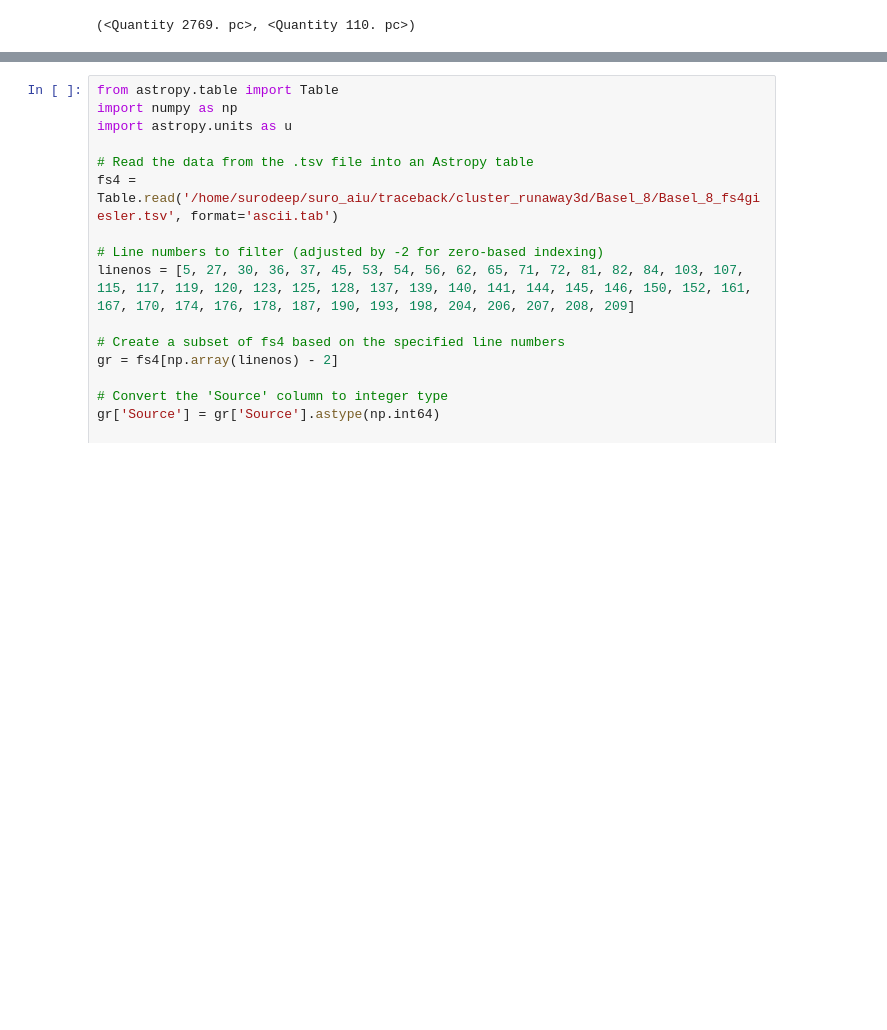
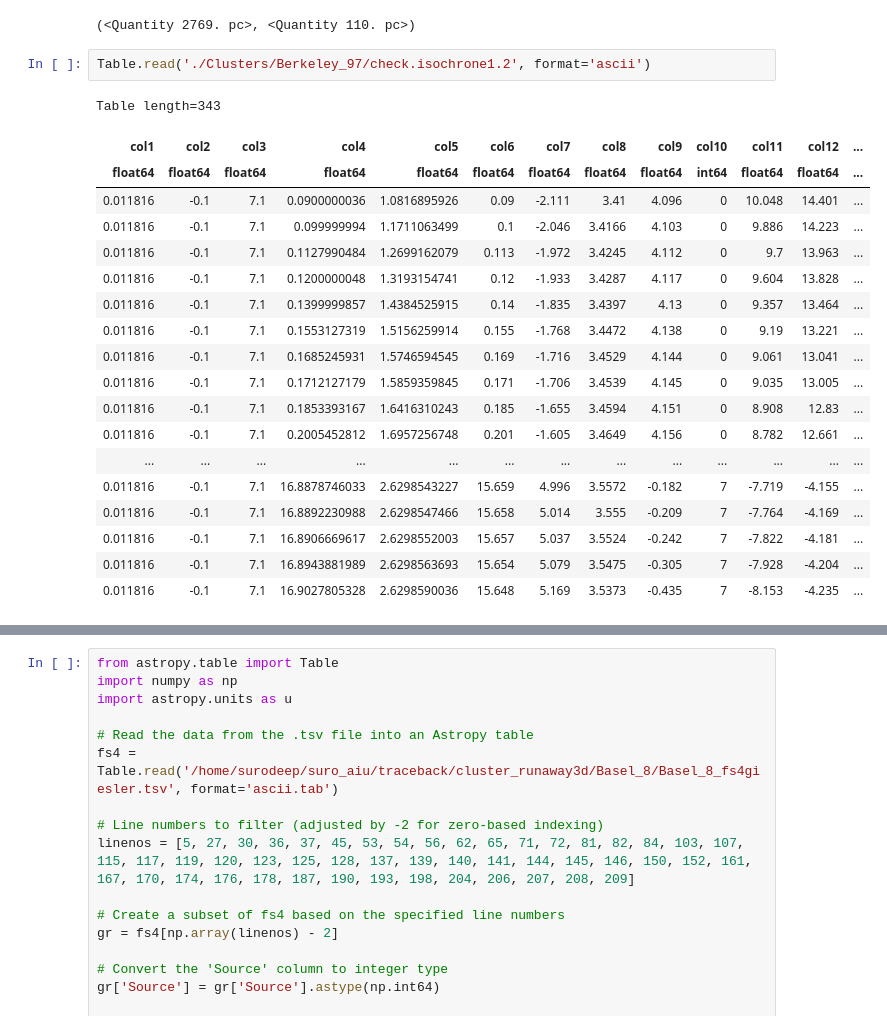
Before and after one commit to surodeep26/Runaway-Stars, a Jupyter notebook: v16.ipynb, the cells around one changed output, grey strips where cells are left out. Saved outputs shown, nothing was run; the diff lists cells and outputs as text; blank space fills up the shorter version.

```diff
--- a/v16.ipynb
+++ b/v16.ipynb
@@ -79,3 +79,25 @@ cl.logage
 cl.distance, cld.e_distance
 # %% [output]
 (<Quantity 2769. pc>, <Quantity 110. pc>)
+# %%
+Table.read('./Clusters/Berkeley_97/check.isochrone1.2', format='ascii')
+# %% [output]
+Table length=343
+| col1 | col2 | col3 | col4 | col5 | col6 | col7 | col8 | col9 | col10 | col11 | col12 | ... |
+| float64 | float64 | float64 | float64 | float64 | float64 | float64 | float64 | float64 | int64 | float64 | float64 | ... |
+| 0.011816 | -0.1 | 7.1 | 0.0900000036 | 1.0816895926 | 0.09 | -2.111 | 3.41 | 4.096 | 0 | 10.048 | 14.401 | ... |
+| 0.011816 | -0.1 | 7.1 | 0.099999994 | 1.1711063499 | 0.1 | -2.046 | 3.4166 | 4.103 | 0 | 9.886 | 14.223 | ... |
+| 0.011816 | -0.1 | 7.1 | 0.1127990484 | 1.2699162079 | 0.113 | -1.972 | 3.4245 | 4.112 | 0 | 9.7 | 13.963 | ... |
+| 0.011816 | -0.1 | 7.1 | 0.1200000048 | 1.3193154741 | 0.12 | -1.933 | 3.4287 | 4.117 | 0 | 9.604 | 13.828 | ... |
+| 0.011816 | -0.1 | 7.1 | 0.1399999857 | 1.4384525915 | 0.14 | -1.835 | 3.4397 | 4.13 | 0 | 9.357 | 13.464 | ... |
+| 0.011816 | -0.1 | 7.1 | 0.1553127319 | 1.5156259914 | 0.155 | -1.768 | 3.4472 | 4.138 | 0 | 9.19 | 13.221 | ... |
+| 0.011816 | -0.1 | 7.1 | 0.1685245931 | 1.5746594545 | 0.169 | -1.716 | 3.4529 | 4.144 | 0 | 9.061 | 13.041 | ... |
+| 0.011816 | -0.1 | 7.1 | 0.1712127179 | 1.5859359845 | 0.171 | -1.706 | 3.4539 | 4.145 | 0 | 9.035 | 13.005 | ... |
+| 0.011816 | -0.1 | 7.1 | 0.1853393167 | 1.6416310243 | 0.185 | -1.655 | 3.4594 | 4.151 | 0 | 8.908 | 12.83 | ... |
+| 0.011816 | -0.1 | 7.1 | 0.2005452812 | 1.6957256748 | 0.201 | -1.605 | 3.4649 | 4.156 | 0 | 8.782 | 12.661 | ... |
+| ... | ... | ... | ... | ... | ... | ... | ... | ... | ... | ... | ... | ... |
+| 0.011816 | -0.1 | 7.1 | 16.8878746033 | 2.6298543227 | 15.659 | 4.996 | 3.5572 | -0.182 | 7 | -7.719 | -4.155 | ... |
+| 0.011816 | -0.1 | 7.1 | 16.8892230988 | 2.6298547466 | 15.658 | 5.014 | 3.555 | -0.209 | 7 | -7.764 | -4.169 | ... |
+| 0.011816 | -0.1 | 7.1 | 16.8906669617 | 2.6298552003 | 15.657 | 5.037 | 3.5524 | -0.242 | 7 | -7.822 | -4.181 | ... |
+| 0.011816 | -0.1 | 7.1 | 16.8943881989 | 2.6298563693 | 15.654 | 5.079 | 3.5475 | -0.305 | 7 | -7.928 | -4.204 | ... |
+| 0.011816 | -0.1 | 7.1 | 16.9027805328 | 2.6298590036 | 15.648 | 5.169 | 3.5373 | -0.435 | 7 | -8.153 | -4.235 | ... |
```
Also changed, not shown: parts of 4 cells of this notebook, 20 other files.
